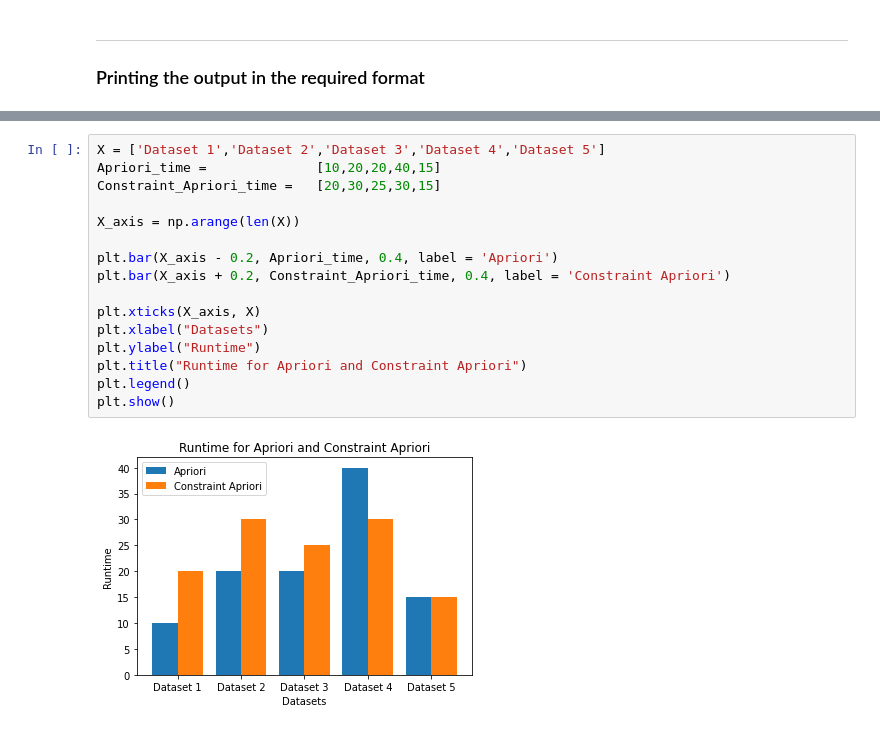
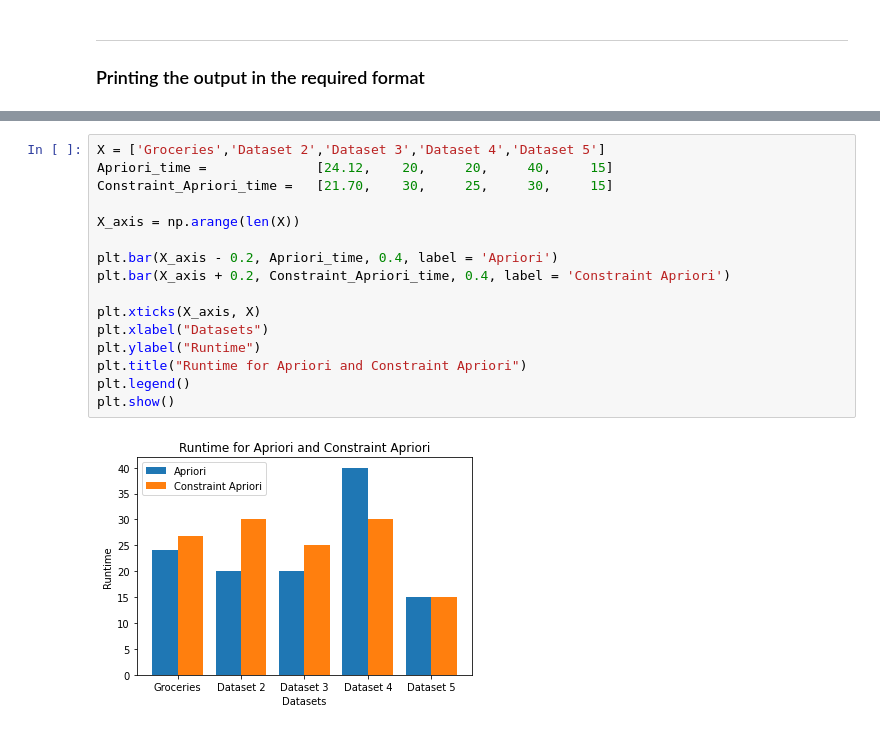
Before and after one commit to KGCVX/Apriori_constraint, a Jupyter notebook: Apriori.ipynb, the cells around one changed output, grey strips where cells are left out. Cells and saved outputs as stored; diff of their text form.

```diff
--- a/Apriori.ipynb
+++ b/Apriori.ipynb
@@ -342,19 +355,19 @@ frozenset({'pip fruit', 'root vegetables', 'whole milk'}), frozenset({'other veg
 frozenset({'tropical fruit', 'root vegetables', 'yogurt'}), frozenset({'whole milk'}), <confidence: 0.7000000000000001>
 # %%
-X = ['Dataset 1','Dataset 2','Dataset 3','Dataset 4','Dataset 5']
-Apriori_time =              [10,20,20,40,15]
-Constraint_Apriori_time =   [20,30,25,30,15]
+X = ['Groceries','Dataset 2','Dataset 3','Dataset 4','Dataset 5']
+Apriori_time =              [24.12,    20,     20,     40,     15]
+Constraint_Apriori_time =   [21.70,    30,     25,     30,     15]
 
 X_axis = np.arange(len(X))
 
 plt.bar(X_axis - 0.2, Apriori_time, 0.4, label = 'Apriori')
 plt.bar(X_axis + 0.2, Constraint_Apriori_time, 0.4, label = 'Constraint Apriori')
 
 plt.xticks(X_axis, X)
 plt.xlabel("Datasets")
 plt.ylabel("Runtime")
 plt.title("Runtime for Apriori and Constraint Apriori")
 plt.legend()
 plt.show()
 # %% [output]
-[figure, old version]
+[figure, new version]
```
Also changed, not shown: parts of 9 cells of this notebook.
